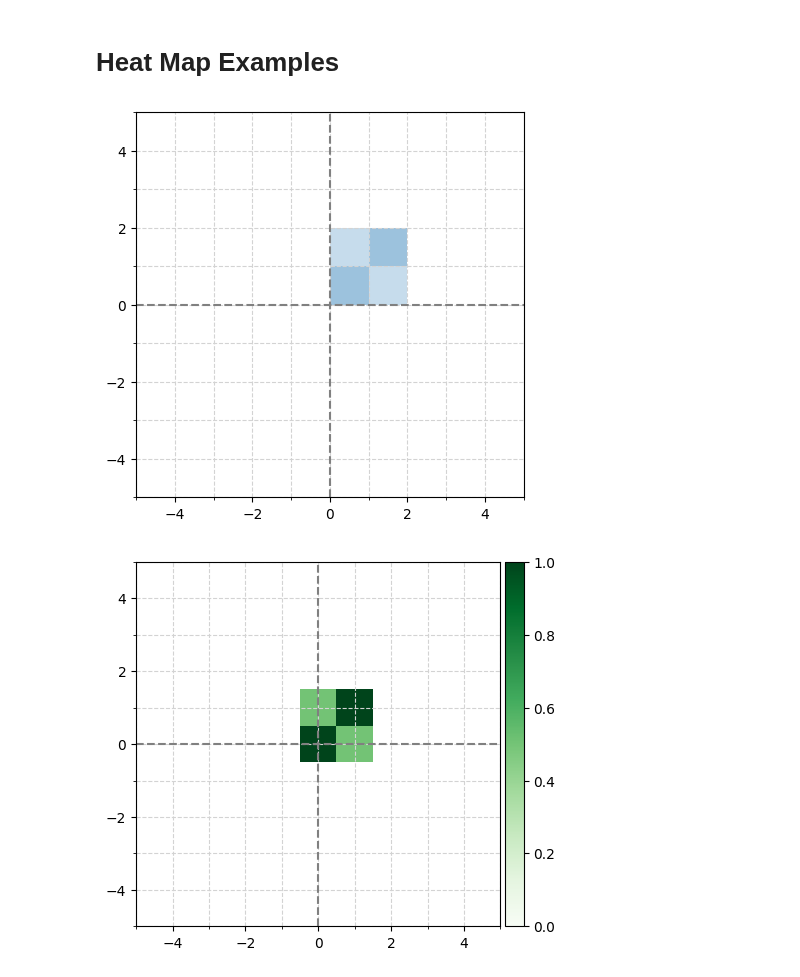
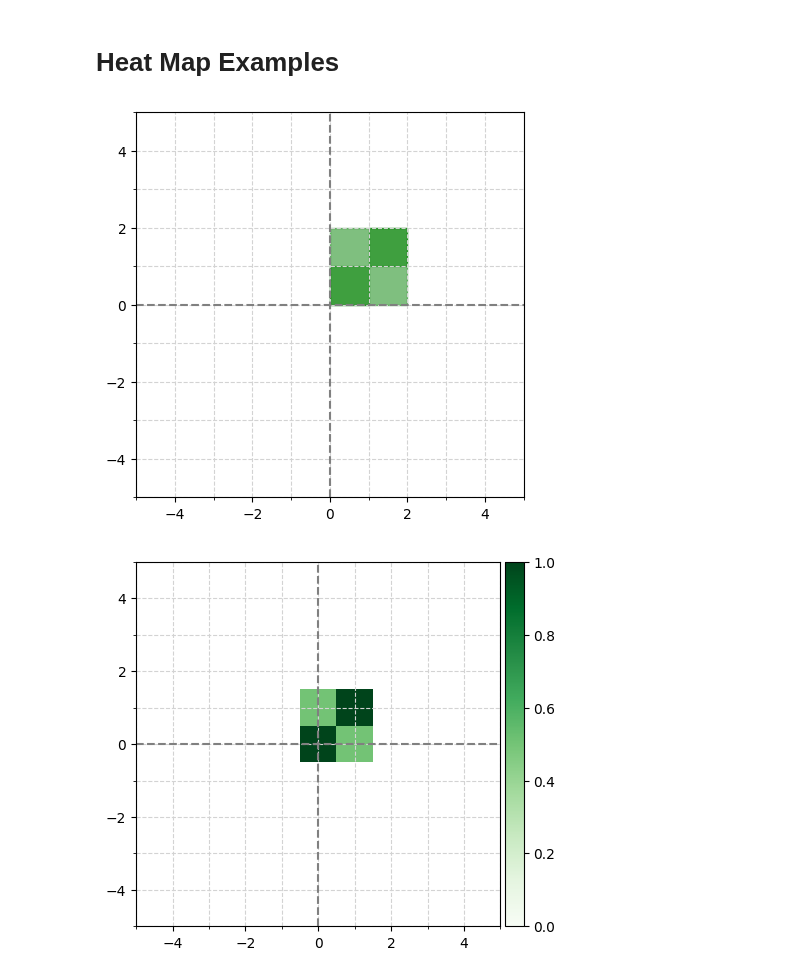
Before and after one commit to vingkan/nflbigdatabowl2023, a Jupyter notebook: notebooks/vinesh/heatmap_example.ipynb, the cells around one changed output. Saved outputs shown, nothing was run; the diff lists cells and outputs as text; code cells hidden in the pictures.

```diff
--- a/notebooks/vinesh/heatmap_example.ipynb
+++ b/notebooks/vinesh/heatmap_example.ipynb
@@ -31,24 +38,24 @@ example_shapes = [
 # %%
 fig, ax = plt.subplots(1, 1)
 
 for shape in example_shapes:
     vertices = vertices_from_shape(shape)
-    patch = PolygonPatch(vertices, alpha=0.25)
+    patch = PolygonPatch(vertices, color="green", alpha=0.5)
     ax.add_patch(patch)
 
 ax.set_xlim(-5, 5)
 ax.set_ylim(-5, 5)
 ax.xaxis.set_major_locator(MultipleLocator(2))
 ax.yaxis.set_major_locator(MultipleLocator(2))
 ax.xaxis.set_minor_locator(MultipleLocator(1))
 ax.yaxis.set_minor_locator(MultipleLocator(1))
 ax.axhline(0, linestyle="--", color="gray")
 ax.axvline(0, linestyle="--", color="gray")
 ax.grid(which="both", linestyle="--", color="lightgray")
 fig.set_size_inches(5, 5)
 plt.show()
 # %% [output]
-[figure, old version]
+[figure, new version]
 # %%
 """
 [
```
Also changed, not shown: parts of 8 cells of this notebook, 1 other file.
